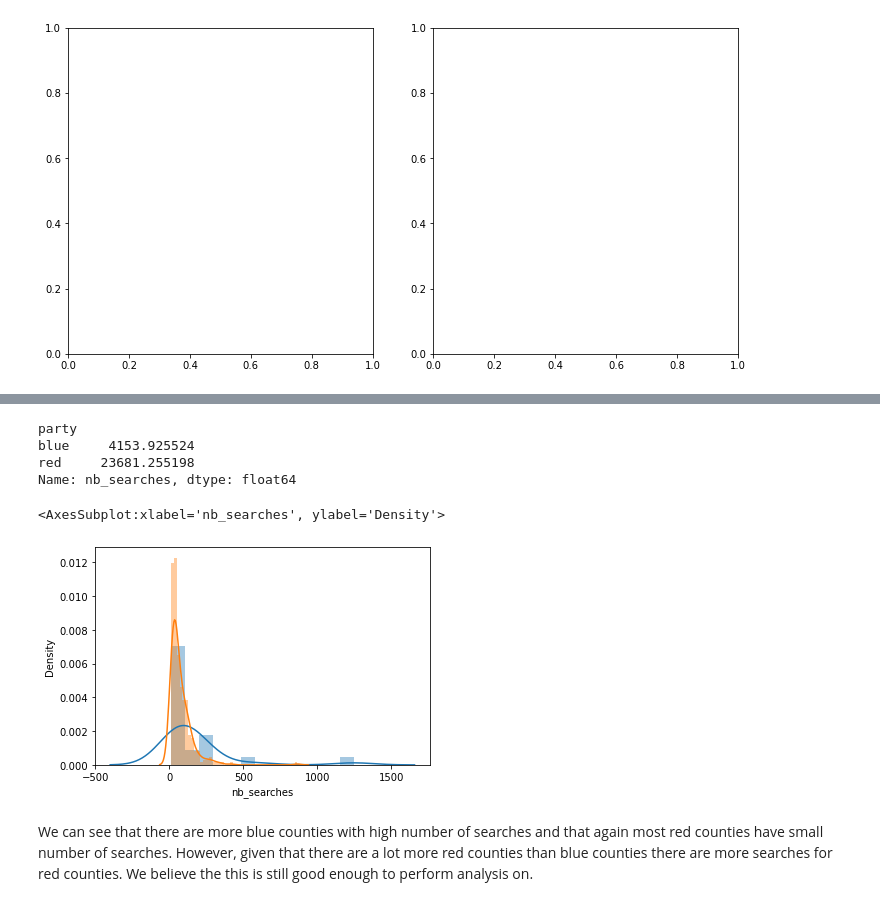
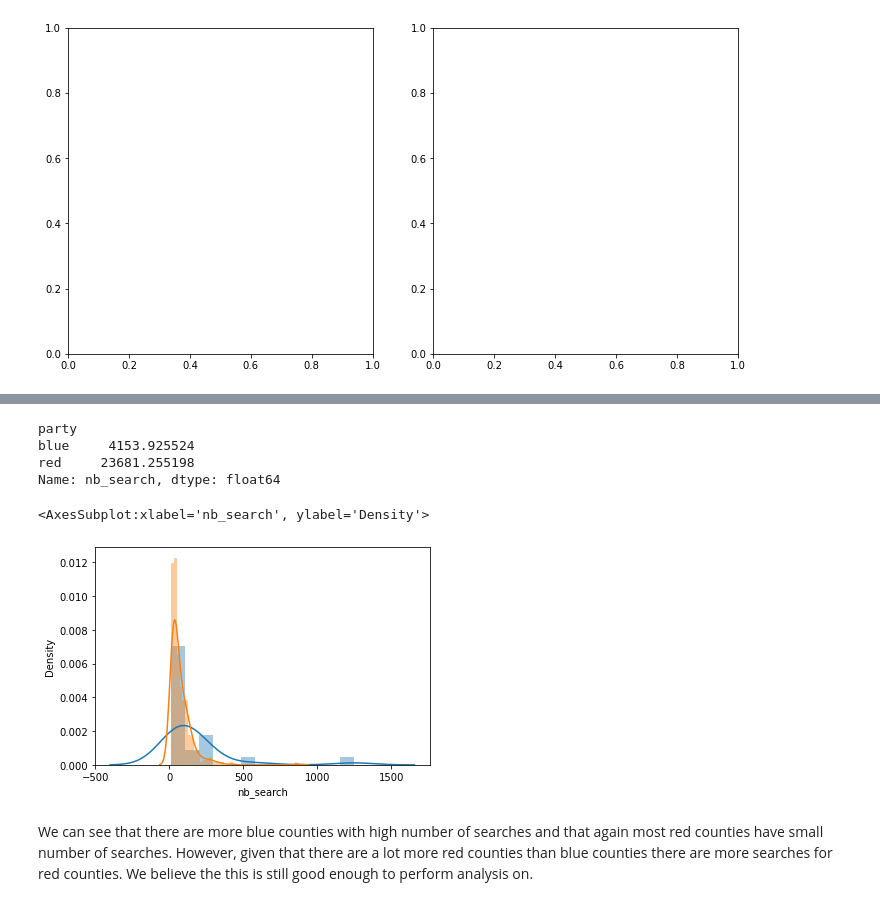
Before and after one commit to epfl-ada/ada-2020-project-milestone-p3-p3_halouma, a Jupyter notebook: p3_luis.ipynb, the cells around one changed output, grey strips where cells are left out. Drawn from its saved outputs; the diff is of its cells as text; code cells hidden in the pictures.

```diff
--- a/p3_luis.ipynb
+++ b/p3_luis.ipynb
@@ -18,7 +18,7 @@ df.drop(columns = ['city', 'geography'], inplace = True)
 df.dropna(inplace = True)
 counties = counties.dropna()
 # add number of searches column
-df['nb_searches'] = df.search_rate * df.stops_per_year
+df['nb_search'] = df.search_rate * df.stops_per_year
 # %%
 #Définir array des états bleus et rouges
 red_states = ['SC', 'TX']
@@ -422,9 +420,7 @@ for method in range(2):
 # %%
-tx = df.loc[df["state"] == "TX"]
+tx_raw = df.loc[df["state"] == "TX"]
 counties['party'] = np.where(counties["per_dem"] > counties["per_gop"], "blue", "red")
 counties = counties.loc[counties["state_abbr"] == "TX"]
-tx = tx.drop(['state','party'],axis=1)
+tx = tx_raw.drop(['state','party'],axis=1)
 tx = pd.merge(left=tx, right=counties, left_on='subgeography', right_on='county_name')
 tx = tx.drop(['votes_dem','votes_gop','state_abbr','county_name','combined_fips','Unnamed: 0'],axis=1)
-tx.pivot(index = ['party', 'subgeography'] , columns = 'subject_race')
-tx.set_index('party').sort_values(by = 'party')
@@ -446,16 +427,16 @@ tx.set_index('party').sort_values(by = 'party')
 # %%
-tx.groupby('party').nb_searches.sum()
+tx.groupby('party').nb_search.sum()
 # %% [output]
 party
 blue     4153.925524
 red     23681.255198
-Name: nb_searches, dtype: float64
+Name: nb_search, dtype: float64
 # %%
-g = sns.distplot(tx[tx.party == 'blue'].nb_searches, label = 'blue states')
-sns.distplot(tx[tx.party == 'red'].nb_searches, label = 'red states', ax = g)
+g = sns.distplot(tx[tx.party == 'blue'].nb_search, label = 'blue states')
+sns.distplot(tx[tx.party == 'red'].nb_search, label = 'red states', ax = g)
 # %% [output]
-<AxesSubplot:xlabel='nb_searches', ylabel='Density'>
+<AxesSubplot:xlabel='nb_search', ylabel='Density'>
-[figure, old version]
+[figure, new version]
 # %% [markdown]
 We can see that there are more blue counties with high number of searches and that again most red counties have small number of searches.
 However, given that there are a lot more red counties than blue counties there are more searches for red counties. We believe the this is still good enough to perform analysis on.
```
Also changed, not shown: parts of 27 cells of this notebook, 1 other file.
